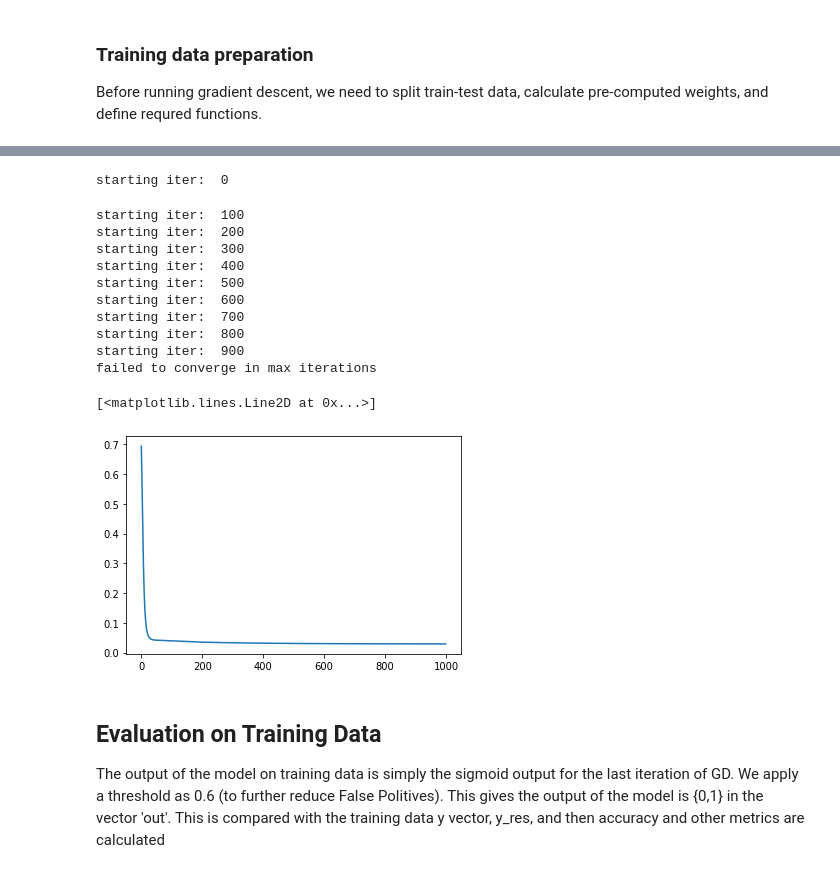
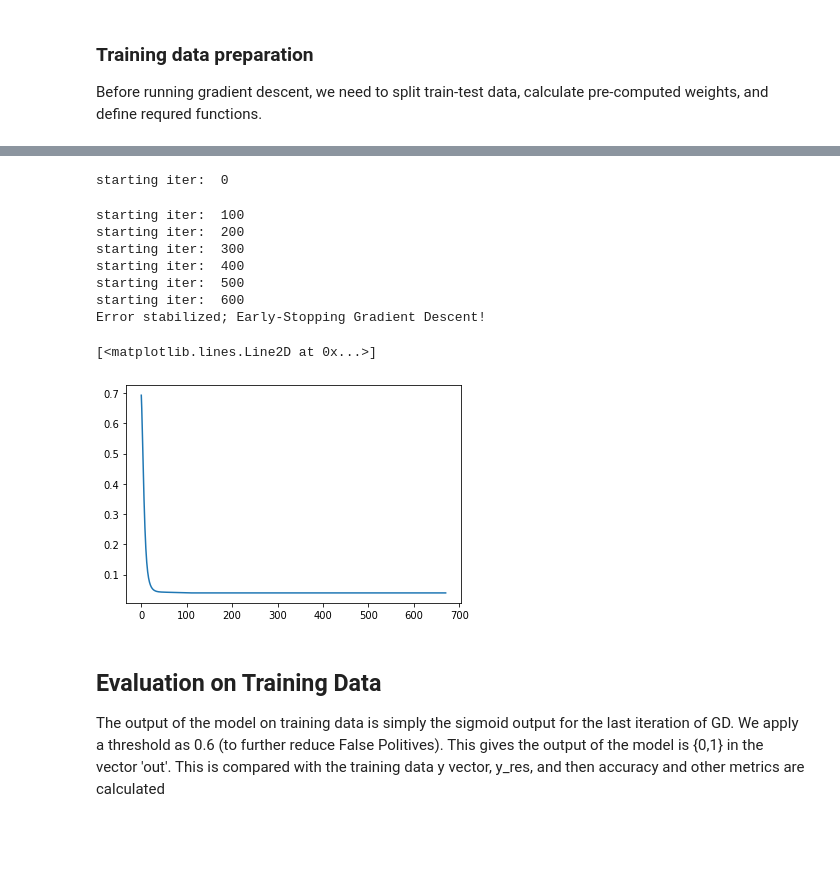
Before and after one commit to adi-ar/Nesterov-Accelerated-Gradient-with-NumPy, a Jupyter notebook: Gradient_Descent.ipynb, the cells around one changed output, grey strips where cells are left out. Cells and saved outputs as stored; diff of their text form; code cells hidden in the pictures; blank space fills up the shorter version.

Commit message:
Added early stopping option

```diff
--- a/Gradient_Descent.ipynb
+++ b/Gradient_Descent.ipynb
@@ -163,38 +164,39 @@ for i in range(max_iter):
     mGradient = getMomentumGradient(sigmoid, y, train_data, mGradient)
 
 
     step = pd.Series([val * alpha * -1 for val in mGradient])
 
 
     error.append(getError(sigmoid, y, t_size))
 
     if error[i] < thresh:
 
         print("Converged in iteration: ",i)
         break
     elif i == max_iter-1:
         print("failed to converge in max iterations")
         break
+    elif i>100:
+        if error[i-100]-error[i] < pow(10,-100) * error[i-100]:
+            print("Error stabilized; Early-Stopping Gradient Descent!")
+            break
     else:
 #         print("update beta with updated step")
         beta = beta.add(step)
         continue
 
 plt.plot(error, label="Error plot by iteration")
 # %% [output]
 starting iter:  0
 starting iter:  100
 starting iter:  200
 starting iter:  300
 starting iter:  400
 starting iter:  500
 starting iter:  600
-starting iter:  700
-starting iter:  800
-starting iter:  900
-failed to converge in max iterations
+Error stabilized; Early-Stopping Gradient Descent!
 [<matplotlib.lines.Line2D at 0x...>]
-[figure, old version]
+[figure, new version]
 # %% [markdown]
 ## Evaluation on Training Data
 
```
Also changed, not shown: parts of 5 cells of this notebook.
